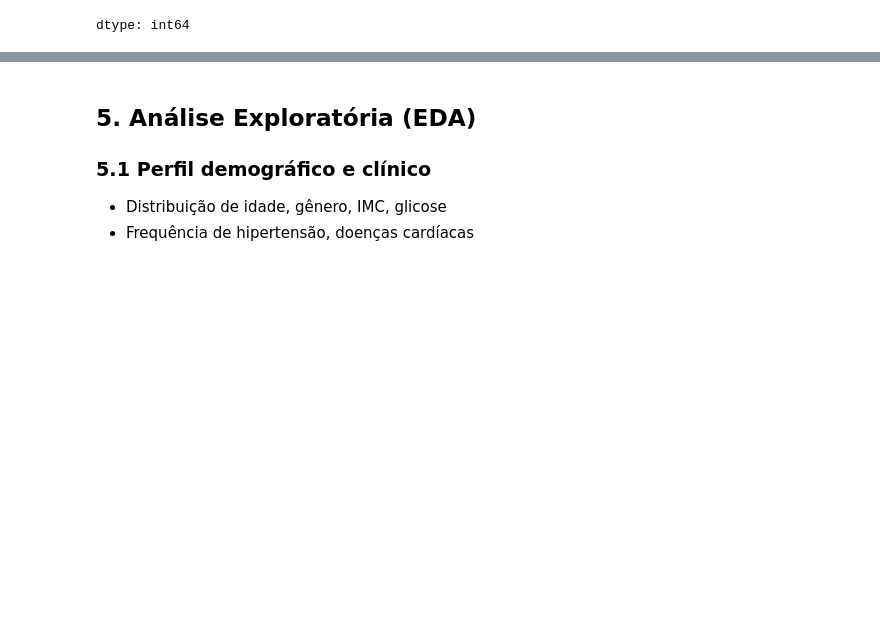
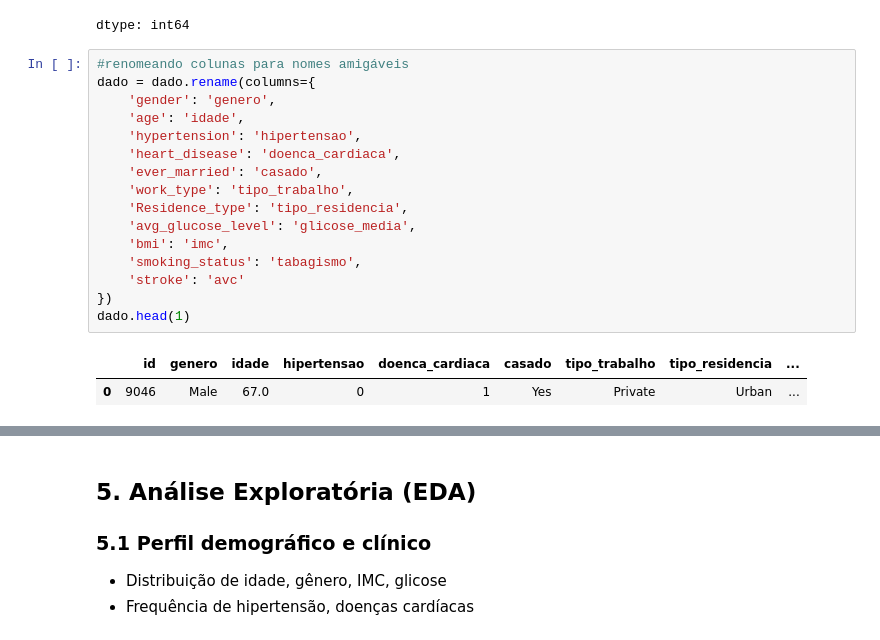
Before and after one commit to danoliveiraed/portfolio-projects, a Jupyter notebook: stroke-risk-analysis/notebooks/stroke_analysis.ipynb, the cells around one changed output, grey strips where cells are left out. Saved outputs shown, nothing was run; the diff lists cells and outputs as text; blank space fills up the shorter version.

```diff
--- a/stroke-risk-analysis/notebooks/stroke_analysis.ipynb
+++ b/stroke-risk-analysis/notebooks/stroke_analysis.ipynb
@@ -122,3 +122,22 @@ dado.isnull().sum()
 | smoking_status | 0 |
 | stroke | 0 |
 dtype: int64
+# %%
+#renomeando colunas para nomes amigáveis
+dado = dado.rename(columns={
+    'gender': 'genero',
+    'age': 'idade',
+    'hypertension': 'hipertensao',
+    'heart_disease': 'doenca_cardiaca',
+    'ever_married': 'casado',
+    'work_type': 'tipo_trabalho',
+    'Residence_type': 'tipo_residencia',
+    'avg_glucose_level': 'glicose_media',
+    'bmi': 'imc',
+    'smoking_status': 'tabagismo',
+    'stroke': 'avc'
+})
+dado.head(1)
+# %% [output]
+|  | id | genero | idade | hipertensao | doenca_cardiaca | casado | tipo_trabalho | tipo_residencia | ... |
+| 0 | 9046 | Male | 67.0 | 0 | 1 | Yes | Private | Urban | ... |
```
Also changed, not shown: parts of 2 cells of this notebook.
